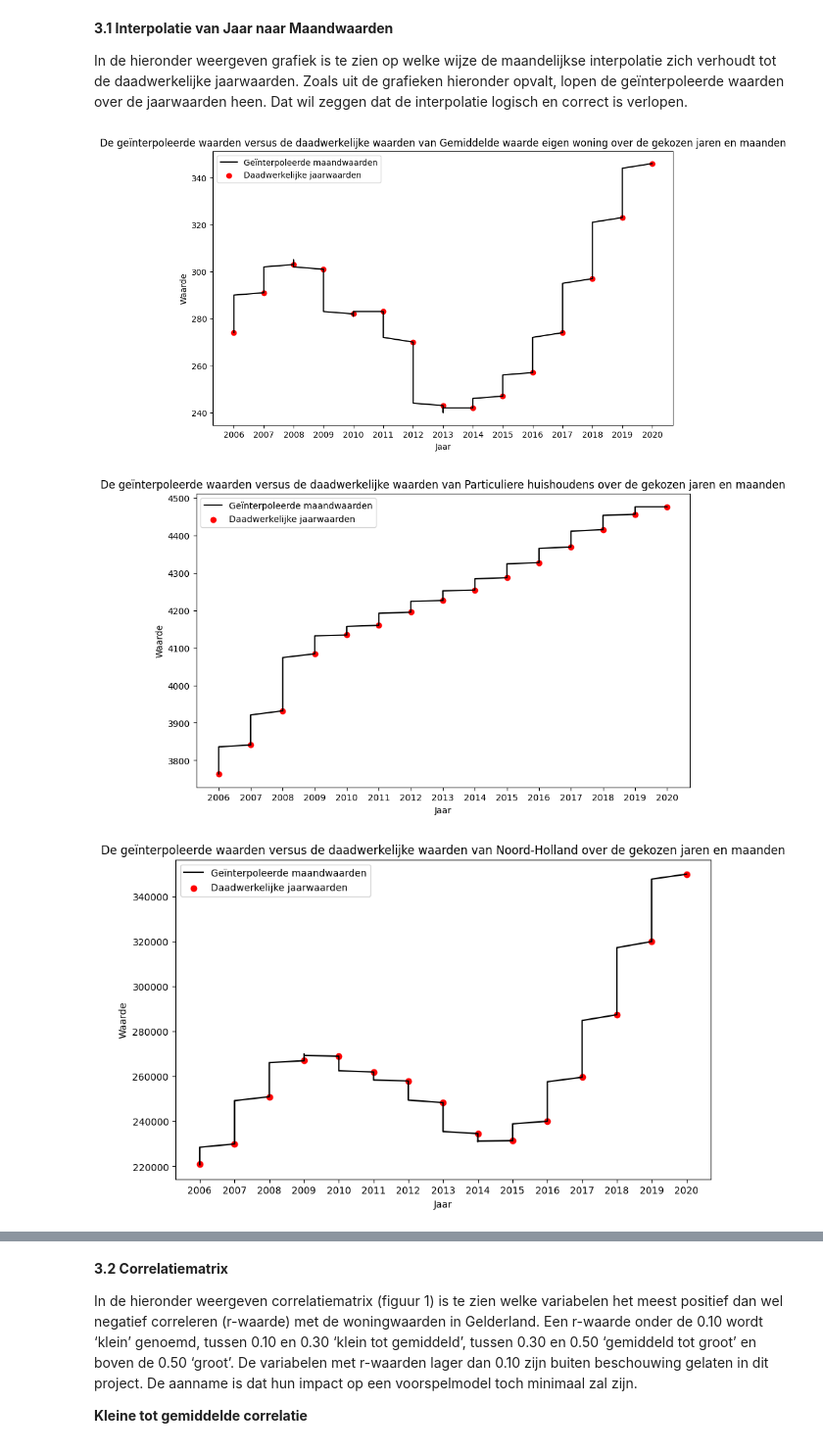
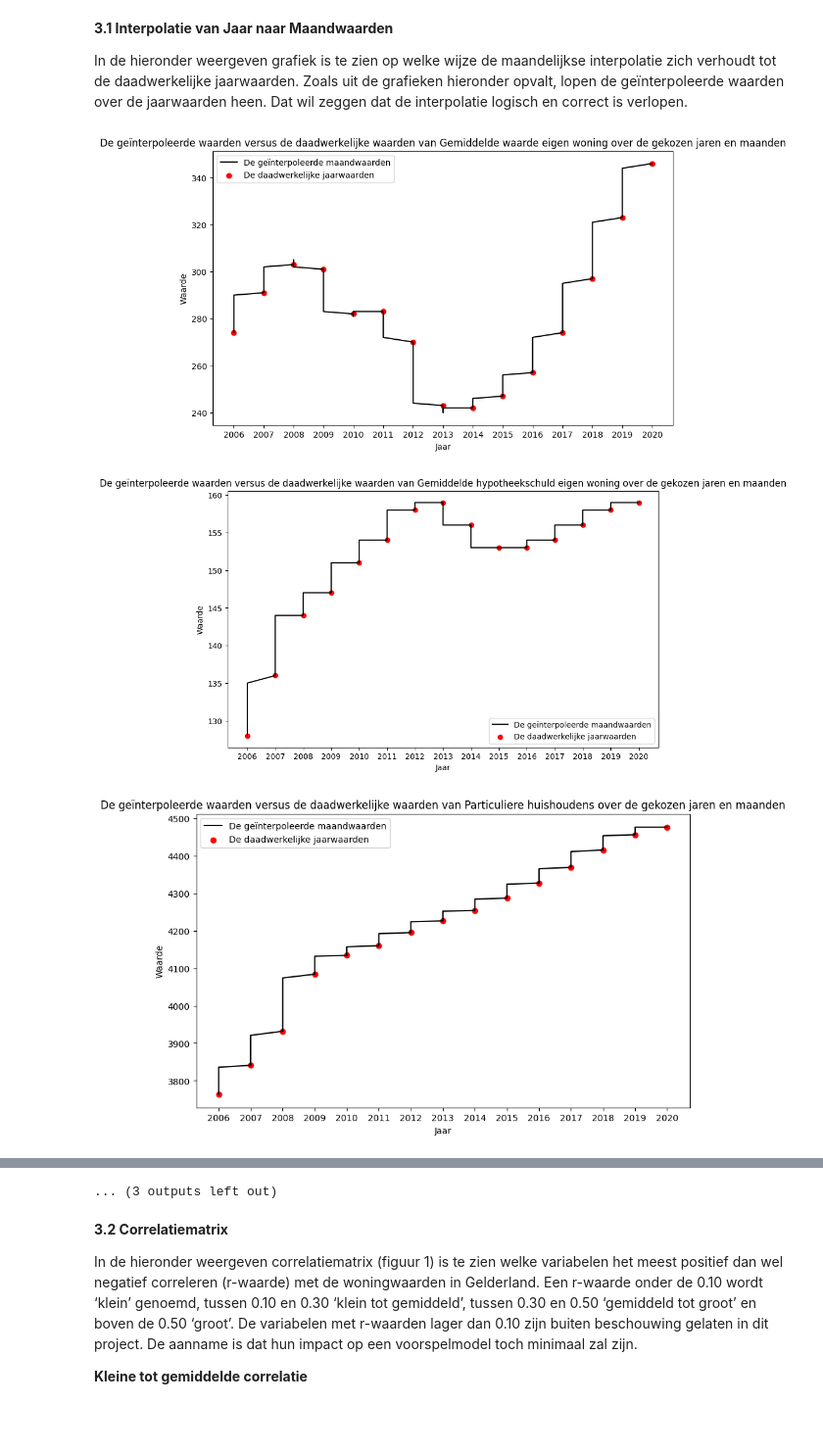
Before and after one commit to y-anwari/Invloeden_op_huizenprijs, a Jupyter notebook: Invloeden_op_Huizenmarkt.ipynb, the cells around one changed output, grey strips where cells are left out. Shown at 98% size. Cells and saved outputs as stored; diff of their text form; code cells hidden in the pictures; blank space fills up the shorter version.

```diff
--- a/Invloeden_op_Huizenmarkt.ipynb
+++ b/Invloeden_op_Huizenmarkt.ipynb
@@ -554,33 +554,33 @@ In de hieronder weergeven grafiek is te zien op welke wijze de maandelijkse inte
 # %%
 
 # Het plotten van de grafiek met zowel geinterpoleerde als de daadwerkelijke waarden.
 # Lijst van de gekozen variabelen
 
-variabelen = ['Gemiddelde waarde eigen woning', 'Particuliere huishoudens', 'Noord-Holland', 'Utrecht', 'Noord-Brabant', 'Zuid-Holland', 'Gelderland', 'Flevoland', 'Overijssel', 'Drenthe', 'Zeeland', 'Limburg', 'Friesland', 'Groningen']
+variabelen = ['Gemiddelde waarde eigen woning', 'Gemiddelde hypotheekschuld eigen woning', 'Particuliere huishoudens', 'Noord-Holland', 'Utrecht', 'Noord-Brabant', 'Zuid-Holland', 'Gelderland', 'Flevoland', 'Overijssel', 'Drenthe', 'Zeeland', 'Limburg', 'Friesland', 'Groningen']
 
 # Loop door de variabelen en plot elke grafiek apart
 for variabele in variabelen:
     # Maak een nieuwe figuur met aangepaste grootte
     plt.figure(figsize=(10, 6))
 
     # Verkrijg de x-waarden (jaar)
     x_values = main_df_after_interpolation['Jaartal']
 
     # Plot lijngrafiek
-    plt.plot(x_values, main_df_after_interpolation[variabele], color='black', label='Geïnterpoleerde maandwaarden')
-    plt.scatter(x_values, main_df_before_interpolation[variabele], color='red', label='Daadwerkelijke jaarwaarden')
+    plt.plot(x_values, main_df_after_interpolation[variabele], color='black', label='De geïnterpoleerde maandwaarden')
+    plt.scatter(x_values, main_df_before_interpolation[variabele], color='red', label='De daadwerkelijke jaarwaarden')
 
     # Voeg titel en labels toe
     plt.title(f'De geïnterpoleerde waarden versus de daadwerkelijke waarden van {variabele} over de gekozen jaren en maanden', fontsize=12)
     plt.xlabel('Jaar')
     plt.ylabel('Waarde')
 
     # Voeg legenda toe
     plt.legend()
 
     # Toon de grafiek
     plt.show()
 # %% [output]
-[figure, old version]
+[figure, new version]
-[figure, old version]
+[figure, new version]
-[figure, old version]
+[figure, new version]
@@ -598,3 +596,4 @@ for variabele in variabelen:
+... (3 outputs left out)
 # %% [markdown]
 **3.2 Correlatiematrix**
 
```
Also changed, not shown: parts of 3 cells of this notebook, 11 other files.
